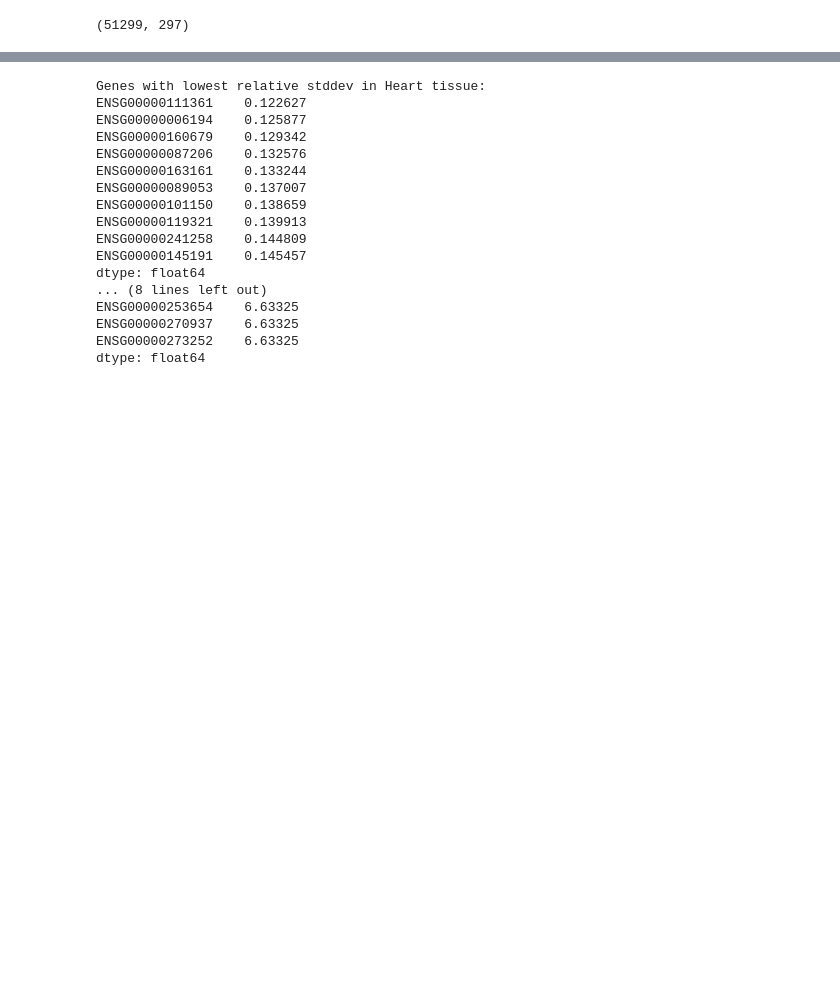
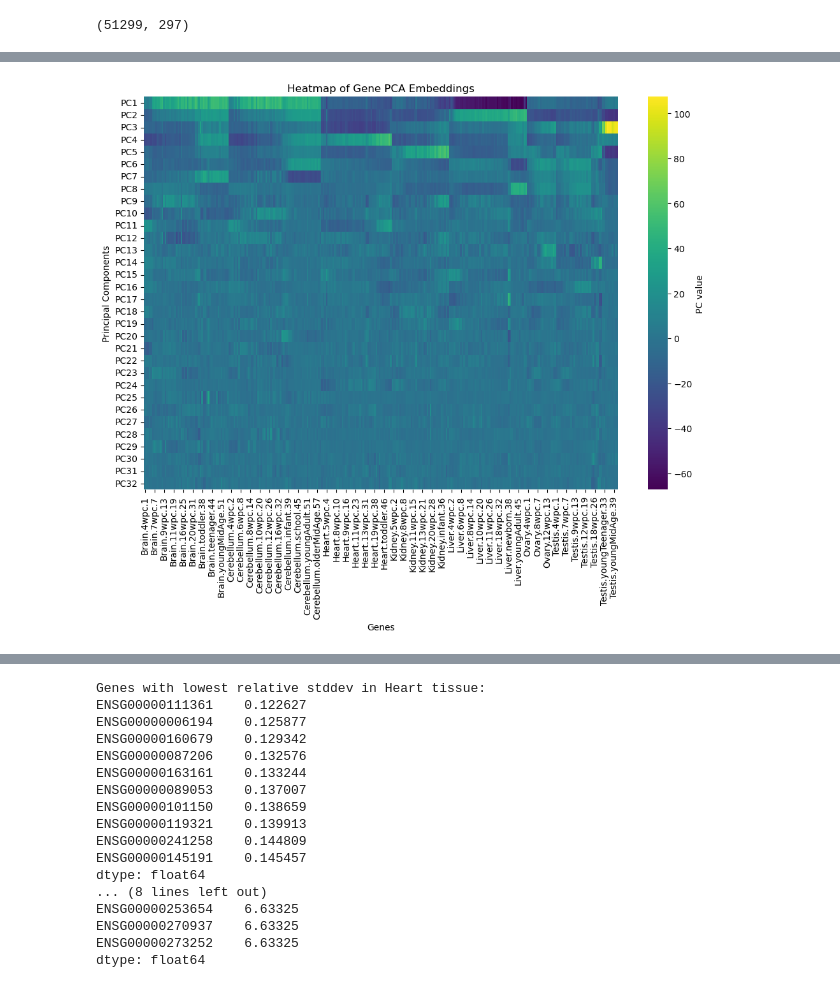
Before and after one commit to qiuresearch/AmbiSplice, a Jupyter notebook: data_prep.ipynb, the cells around one changed output, grey strips where cells are left out. Cells and saved outputs as stored; diff of their text form; code cells hidden in the pictures; blank space fills up the shorter version.

```diff
--- a/data_prep.ipynb
+++ b/data_prep.ipynb
@@ -385 +463,12 @@ plt.show()
+# %%
+# visualize the 32 PCs using a heatmap
+import seaborn as sns
+plt.figure(figsize=(12,8))
+sns.heatmap(pcs_df.T, cmap='viridis', cbar_kws={'label': 'PC value'})
+plt.xlabel('Genes')
+plt.ylabel('Principal Components')
+plt.title('Heatmap of Gene PCA Embeddings')
+plt.show()
+# %% [output]
+[figure, added]
 # %%
```
Also changed, not shown: parts of 5 cells of this notebook, 6 other files.
